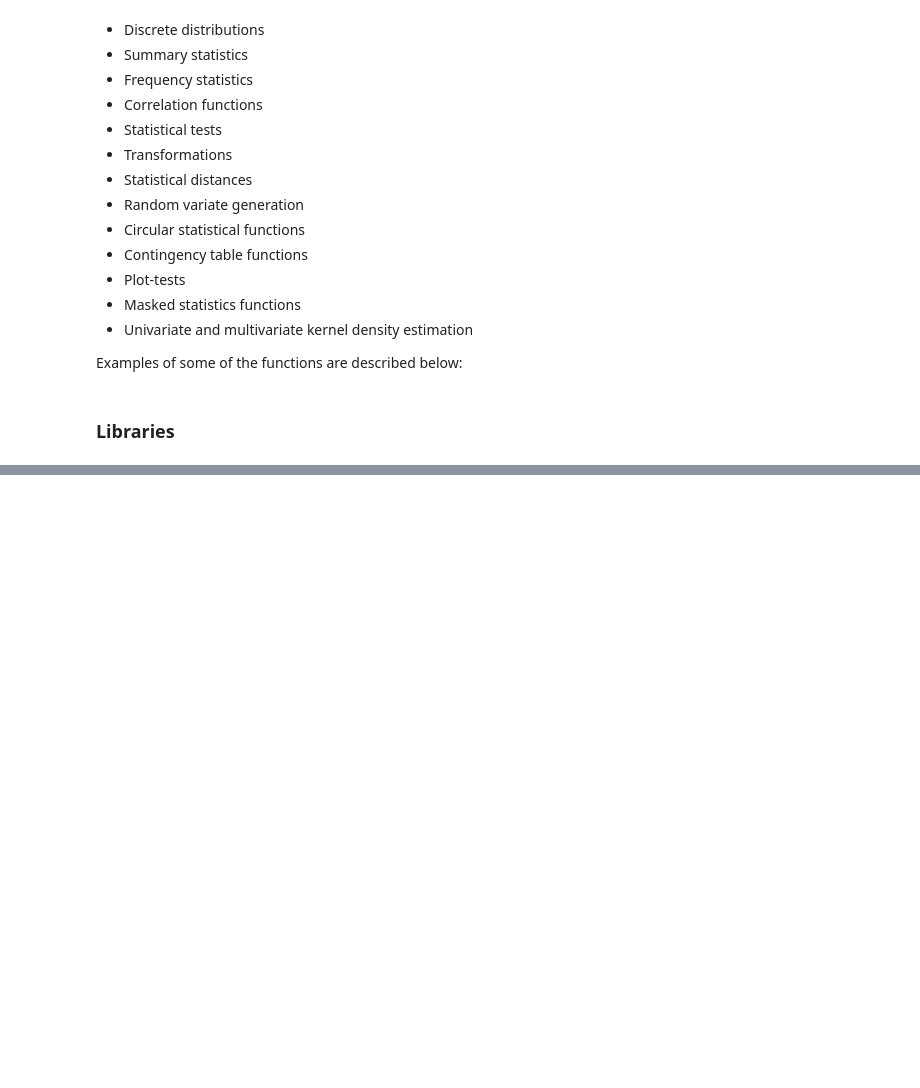
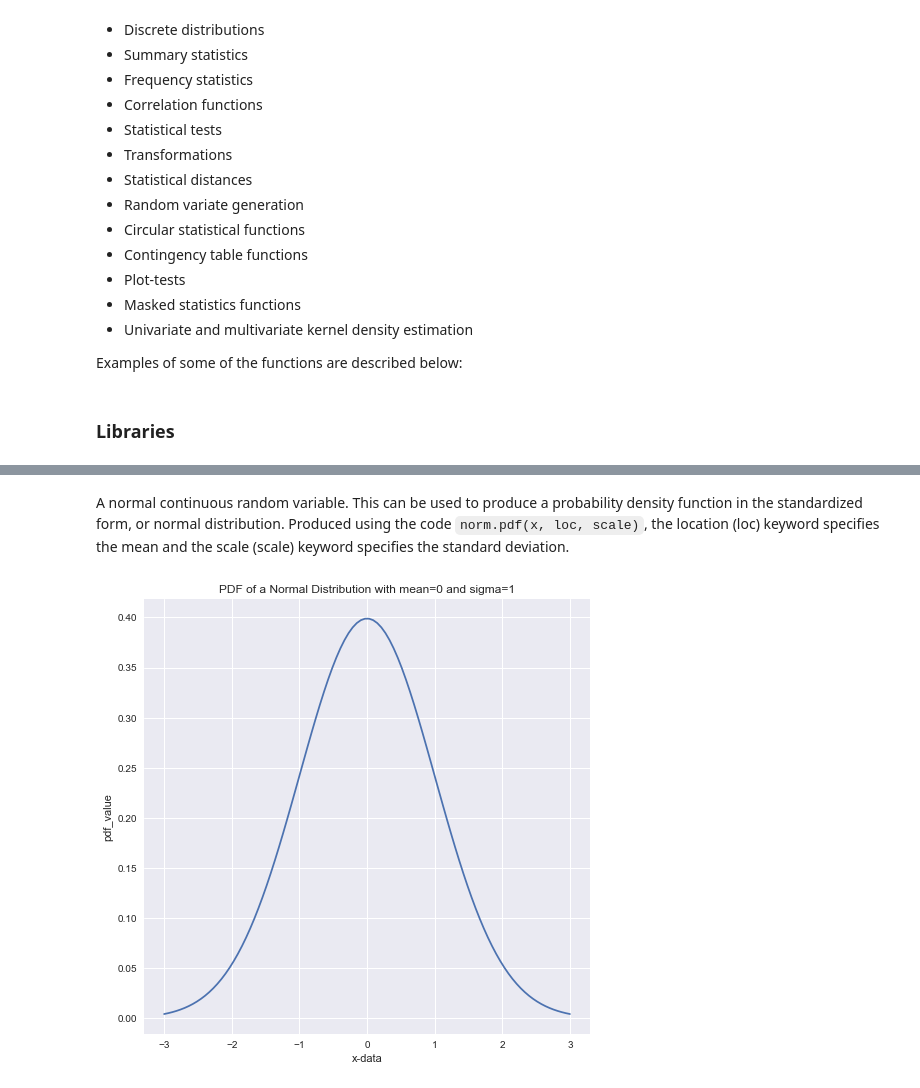
Before and after one commit to ShanePAustin/machine-learning-and-statistics, a Jupyter notebook: scipy-stats.ipynb, the cells around one changed output, grey strips where cells are left out. Cells and saved outputs as stored; diff of their text form; code cells hidden in the pictures; blank space fills up the shorter version.

Commit message:
Norm

````diff
--- a/scipy-stats.ipynb
+++ b/scipy-stats.ipynb
@@ -105,0 +114,16 @@ plt.rcParams['figure.figsize'] = [8, 8]
+# %% [markdown]
+A normal continuous random variable. This can be used to produce a probability density function in the standardized form, or normal distribution. Produced using the code ```norm.pdf(x, loc, scale)```, the location (loc) keyword specifies the mean and the scale (scale) keyword specifies the standard deviation.
+# %%
+#100 datapoints between -3 and 3
+x = np.linspace(-3,3,100)
+#Norm function
+pdf_result = ss.norm.pdf(x,loc=0,scale=1)
+
+#Plot
+plt.plot(x,pdf_result)
+plt.xlabel('x-data')
+plt.ylabel('pdf_value')
+plt.title("PDF of a Normal Distribution with mean=0 and sigma=1")
+plt.show()
+# %% [output]
+[figure, added]
````
Also changed, not shown: parts of 5 cells of this notebook.
